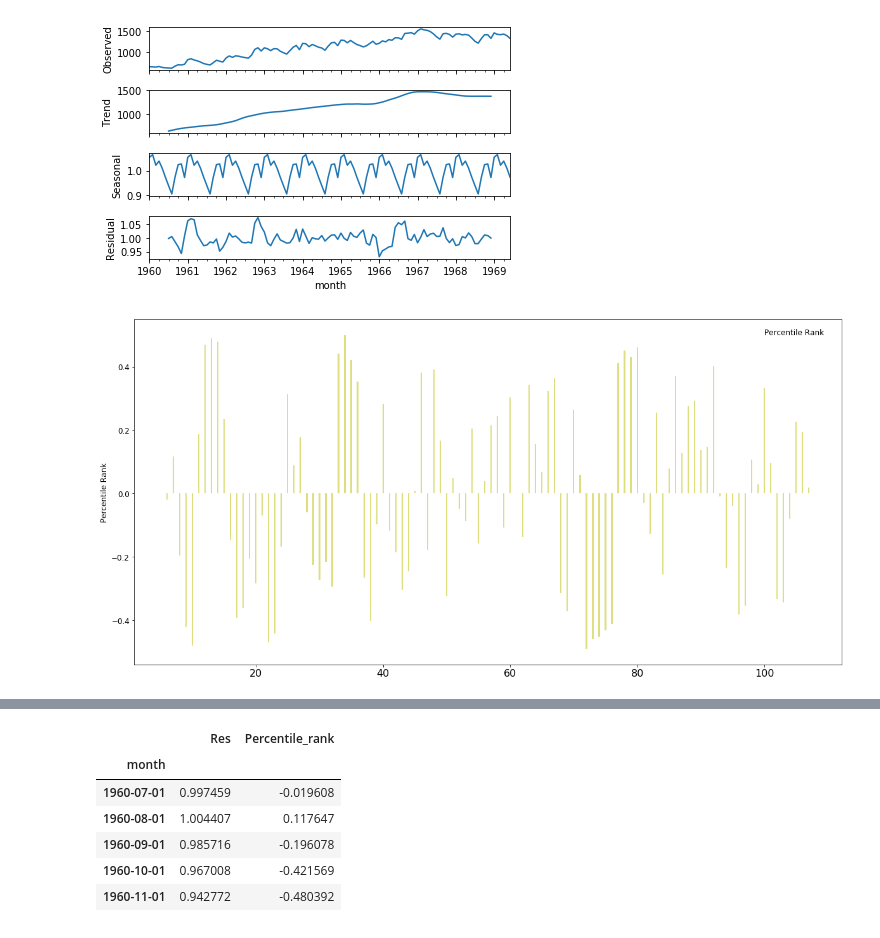
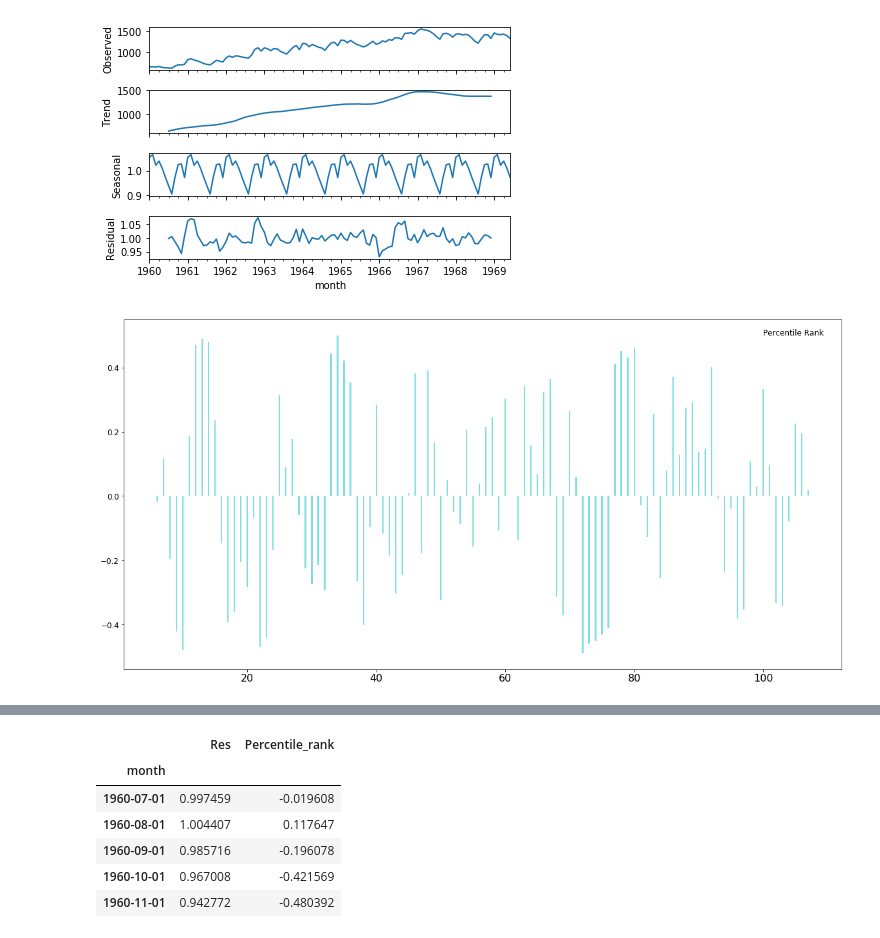
Before and after one commit to pratikwatwani/Applied-Data-Science, a Jupyter notebook: Session 08 and Session 09/PCA, Logistic Regression and Time Series Analysis.ipynb, the cells around one changed output, grey strips where cells are left out. Saved outputs shown, nothing was run; the diff lists cells and outputs as text; code cells hidden in the pictures.

```diff
--- a/Session 08 and Session 09/PCA, Logistic Regression and Time Series Analysis.ipynb
+++ b/Session 08 and Session 09/PCA, Logistic Regression and Time Series Analysis.ipynb
@@ -412,16 +464,15 @@ monthly.plot();
 # %%
 outlier = pd.DataFrame()
 outlier['Res'] = monthly.resid
 outlier['Percentile_rank'] = outlier.Res.rank(pct = True)-0.5
 plt.figure(figsize = (20,10))
-plt.bar(np.arange(0, len(outlier)), outlier['Percentile_rank'], color = 'y', label = 'Percentile Rank', width = 0.22, alpha = 0.5)
+plt.bar(np.arange(0, len(outlier)), outlier['Percentile_rank'], color = 'c', label = 'Percentile Rank', width = 0.22, alpha = 0.5)
 #plt.bar(np.arange(0, 58), outlier.ix[:58,'Percentile_rank'], color = 'y', label = 'Percentile Rank', width = 0.22, alpha = 0.5)
 #plt.bar(np.arange(58, len(outlier)), outlier.ix[58:,'Percentile_rank'], color = 'm', width = 0.22, alpha = 0.5)
 plt.yticks(fontsize =12)
 plt.xticks(fontsize =16)
-plt.ylabel('Percentile Rank', fontsize  = 12)
 plt.text(100,0.5,'Percentile Rank', fontsize = 12)
 plt.show()
 # %% [output]
-[figure, old version]
+[figure, new version]
 # %%
```
Also changed, not shown: parts of 18 cells of this notebook.
